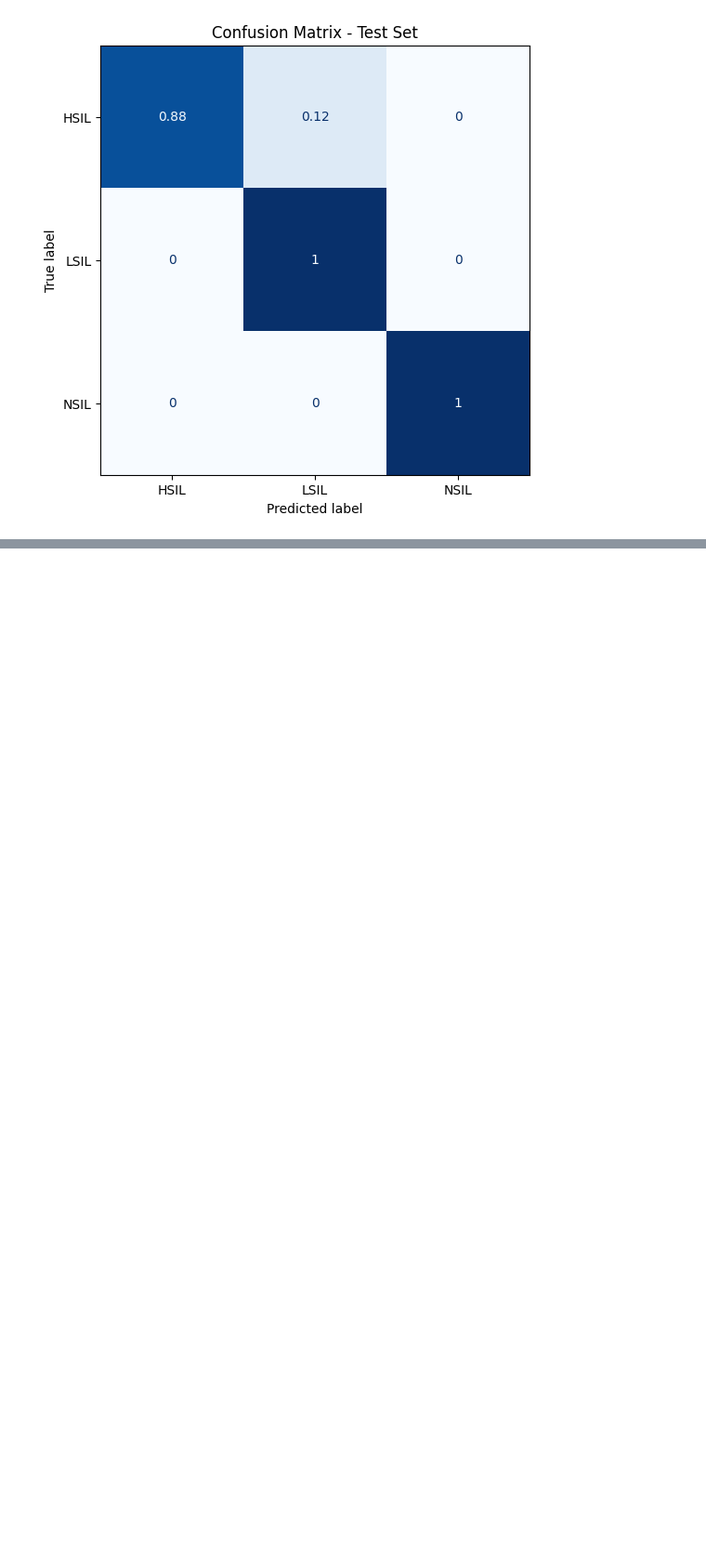
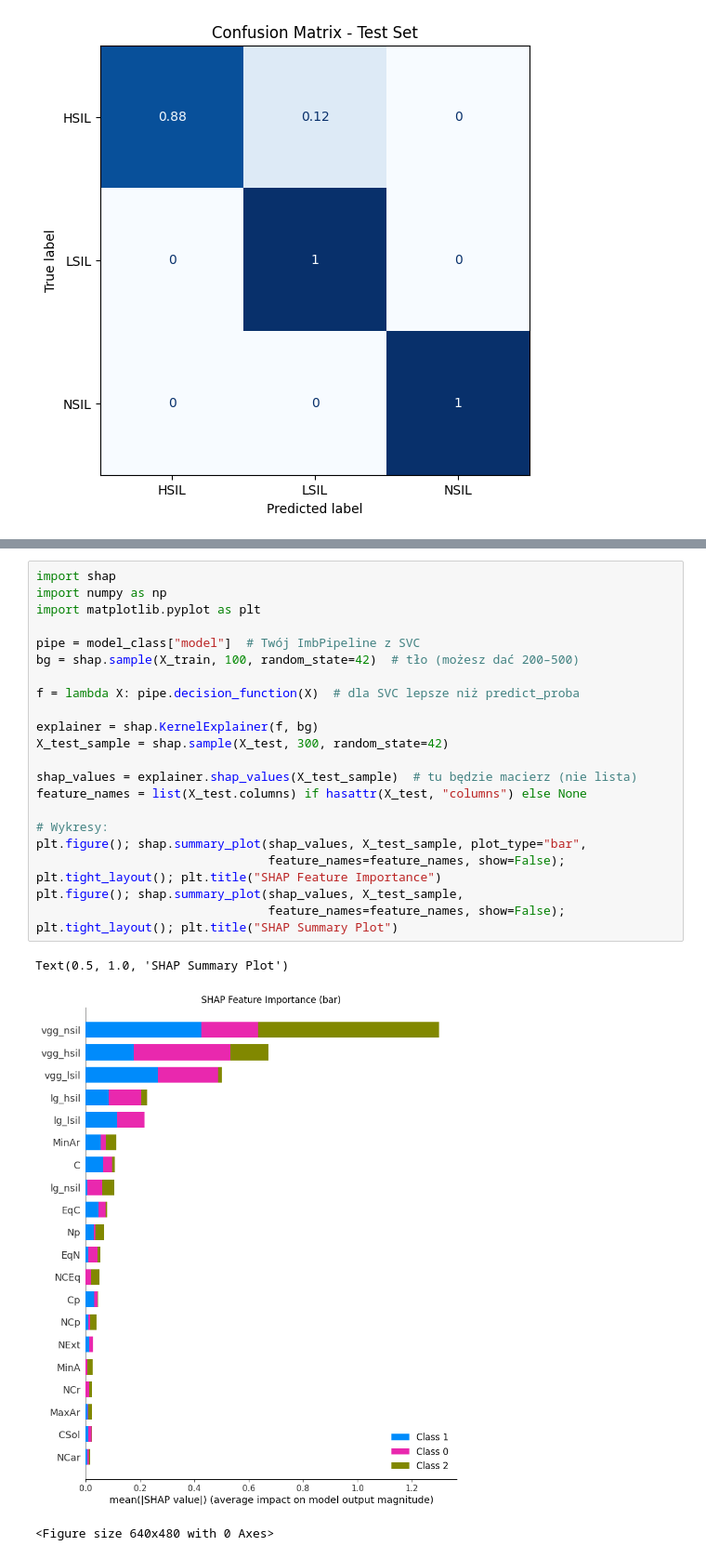
Before and after one commit to aleksandra0014/system-analizy-cytologicznej, a Jupyter notebook: rank.ipynb, the cells around one changed output, grey strips where cells are left out. Shown at 93% size. Cells and saved outputs as stored; diff of their text form; blank space fills up the shorter version.

```diff
--- a/rank.ipynb
+++ b/rank.ipynb
@@ -787,0 +837,25 @@ shap.summary_plot(test_shap_values, X_test, plot_type="bar")
+# %%
+import shap
+import numpy as np
+import matplotlib.pyplot as plt
+
+pipe = model_class["model"]  # Twój ImbPipeline z SVC
+bg = shap.sample(X_train, 100, random_state=42)  # tło (możesz dać 200–500)
+
+f = lambda X: pipe.decision_function(X)  # dla SVC lepsze niż predict_proba
+
+explainer = shap.KernelExplainer(f, bg)
+X_test_sample = shap.sample(X_test, 300, random_state=42)
+
+shap_values = explainer.shap_values(X_test_sample)  # tu będzie macierz (nie lista)
+feature_names = list(X_test.columns) if hasattr(X_test, "columns") else None
+
+# Wykresy:
+plt.figure(); shap.summary_plot(shap_values, X_test_sample, plot_type="bar",
+                                feature_names=feature_names, show=False); plt.tight_layout(); plt.title("SHAP Feature Importance")
+plt.figure(); shap.summary_plot(shap_values, X_test_sample,
+                                feature_names=feature_names, show=False); plt.tight_layout(); plt.title("SHAP Summary Plot")
+# %% [output]
+Text(0.5, 1.0, 'SHAP Summary Plot')
+[figure, added]
+<Figure size 640x480 with 0 Axes>
```
Also changed, not shown: parts of 6 cells of this notebook, 5 other files.
